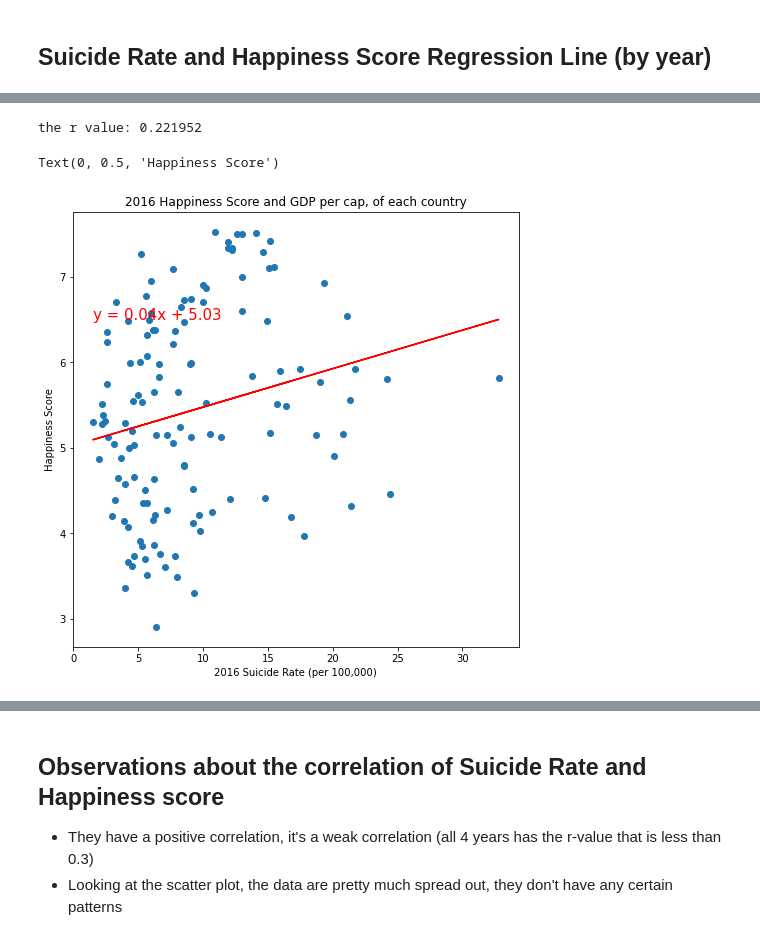
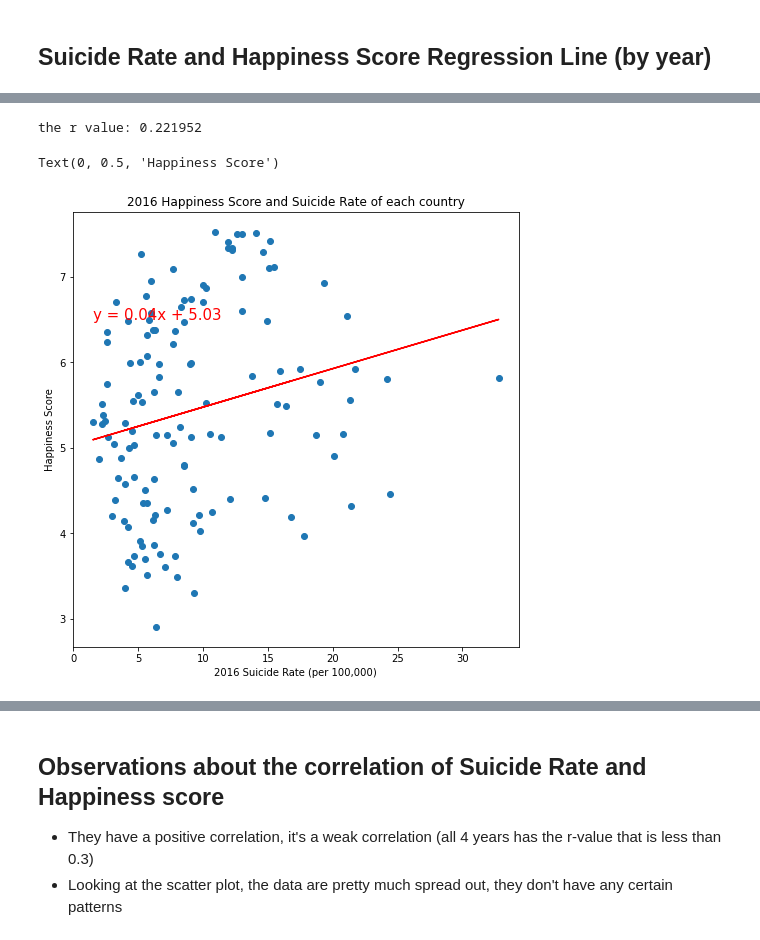
Before and after one commit to PatMartin7/project1, a Jupyter notebook: Analysis/Data Analysis.ipynb, the cells around one changed output, grey strips where cells are left out. Drawn from its saved outputs; the diff is of its cells as text; code cells hidden in the pictures.

```diff
--- a/Analysis/Data Analysis.ipynb
+++ b/Analysis/Data Analysis.ipynb
@@ -453,13 +472,13 @@ Text(0, 0.5, 'Happiness Score')
 # %%
 scater_regress(mergedfinalfiltered, mergedfinalfiltered['2016'],
                mergedfinalfiltered['Happiness Score_16'])
-plt.title('2016 Happiness Score and GDP per cap, of each country')
+plt.title('2016 Happiness Score and Suicide Rate of each country')
 plt.xlabel('2016 Suicide Rate (per 100,000)')
 plt.ylabel('Happiness Score')
 # %% [output]
 the r value: 0.221952
 Text(0, 0.5, 'Happiness Score')
-[figure, old version]
+[figure, new version]
 # %%
 scater_regress(mergedfinalfiltered, mergedfinalfiltered['2017'],
                mergedfinalfiltered['Happiness.Score_17'])
```
Also changed, not shown: parts of 25 cells of this notebook.
